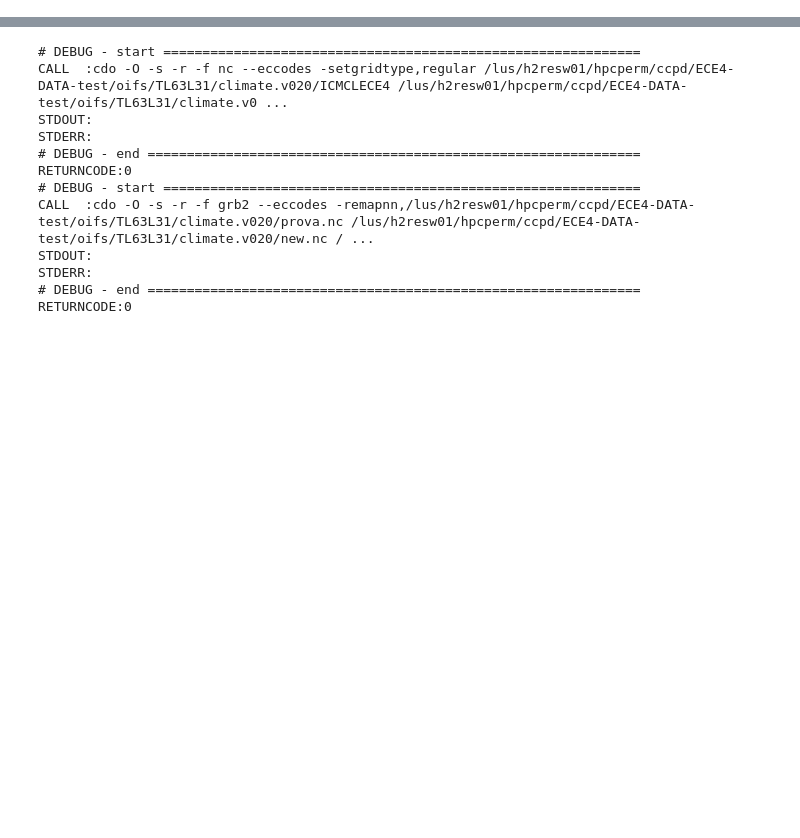
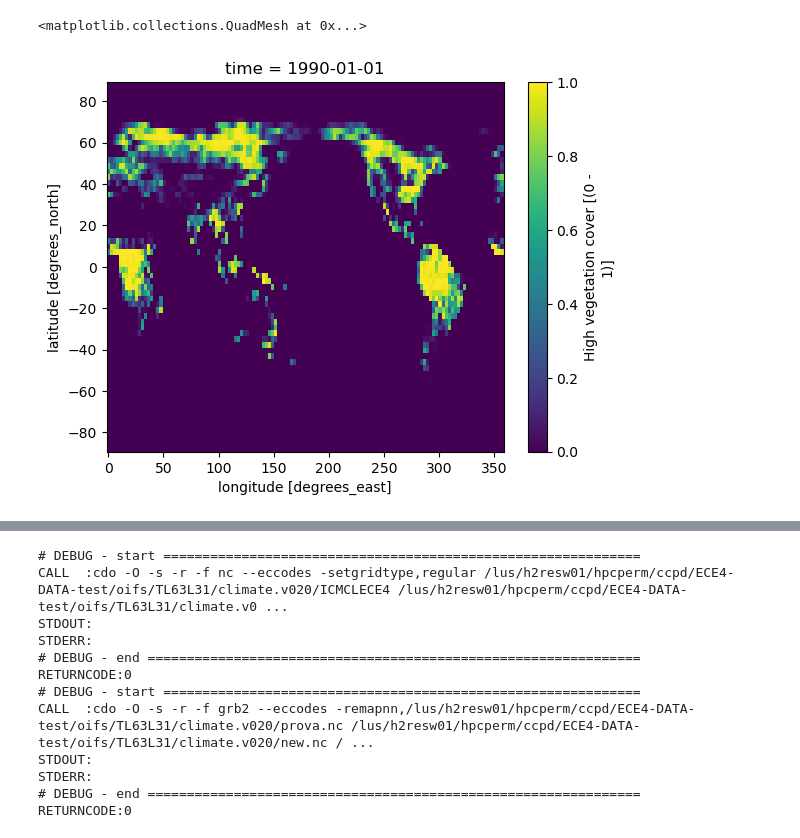
Before and after one commit to asozza/ecearth-quests, a Jupyter notebook: epochal/OIFS/modify_oifs.ipynb, the cells around one changed output, grey strips where cells are left out. Cells and saved outputs as stored; diff of their text form; code cells hidden in the pictures; blank space fills up the shorter version.

```diff
--- a/epochal/OIFS/modify_oifs.ipynb
+++ b/epochal/OIFS/modify_oifs.ipynb
@@ -0,0 +1,7 @@
+# %%
+import xarray as xr
+import numpy as np
+import os
+indir='/home/ccpd/hpcperm/ECE4-DATA/oifs/TL63L31/19900101'
+icm = xr.open_dataset(os.path.join(indir, 'check_icmgg.nc'))
+icm
@@ -1,3 +26,8 @@
+# %%
+icm['cvh'].plot()
+# %% [output]
+<matplotlib.collections.QuadMesh at 0x...>
+[figure, added]
 # %%
 import numpy as np
 import xarray as xr
```
Also changed, not shown: parts of 3 cells of this notebook.
